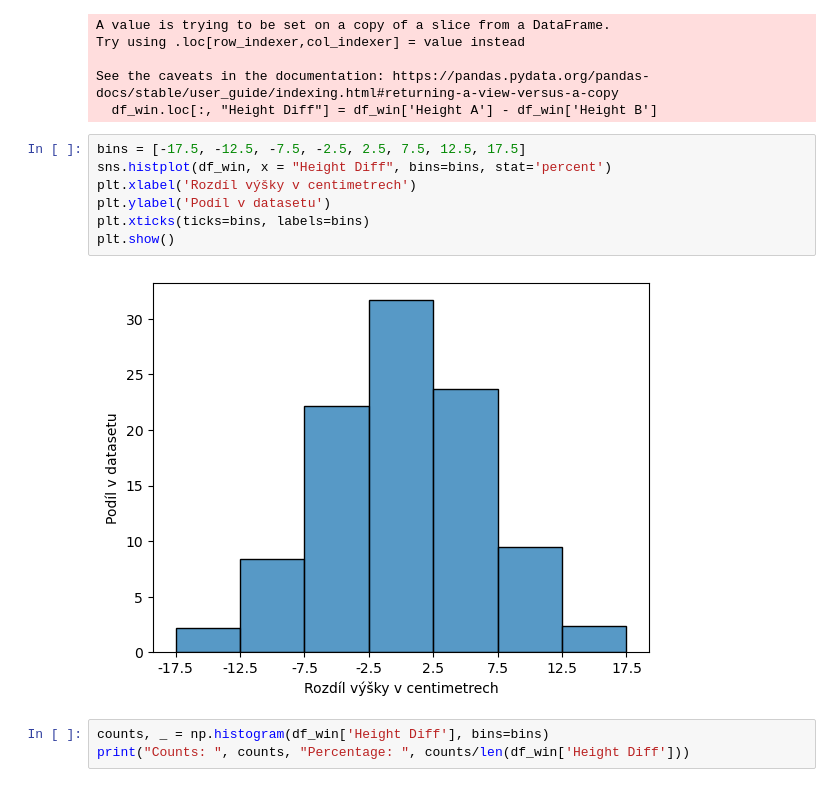
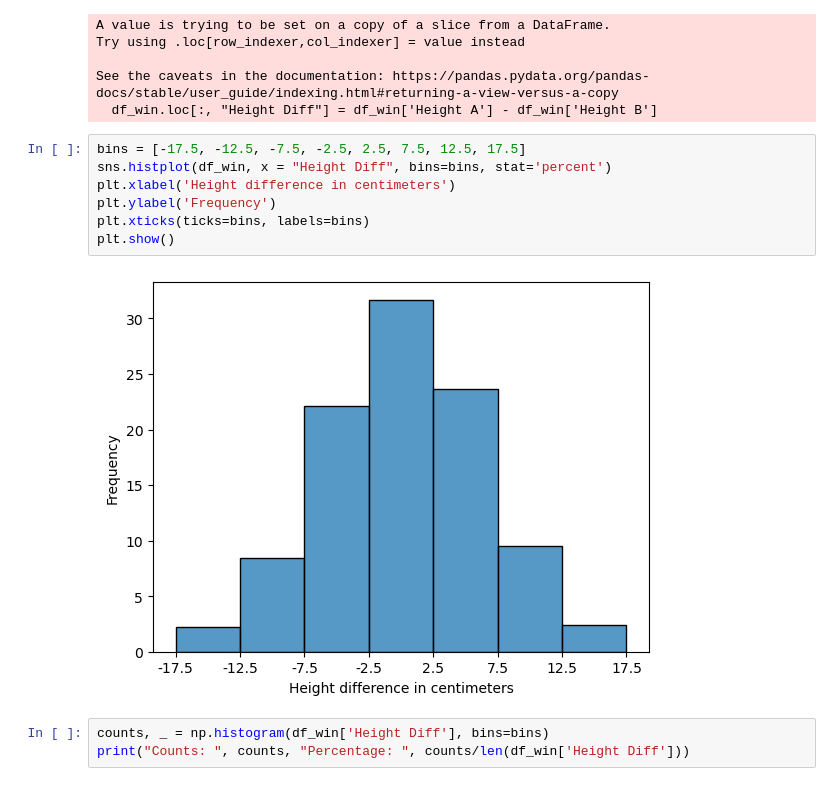
Before and after one commit to Adazac/ufc_analysis, a Jupyter notebook: ufc_analysis.ipynb, the cells around one changed output. Drawn from its saved outputs; the diff is of its cells as text.

```diff
--- a/ufc_analysis.ipynb
+++ b/ufc_analysis.ipynb
@@ -81,12 +81,12 @@ See the caveats in the documentation: https://pandas.pydata.org/pandas-docs/stab
 # %%
 bins = [-17.5, -12.5, -7.5, -2.5, 2.5, 7.5, 12.5, 17.5]
 sns.histplot(df_win, x = "Height Diff", bins=bins, stat='percent')
-plt.xlabel('Rozdíl výšky v centimetrech')
-plt.ylabel('Podíl v datasetu')
+plt.xlabel('Height difference in centimeters')
+plt.ylabel('Frequency')
 plt.xticks(ticks=bins, labels=bins)
 plt.show()
 # %% [output]
-[figure, old version]
+[figure, new version]
 # %%
 counts, _ = np.histogram(df_win['Height Diff'], bins=bins)
 print("Counts: ", counts, "Percentage: ", counts/len(df_win['Height Diff']))
```
Also changed, not shown: parts of 2 cells of this notebook, 1 other file.
